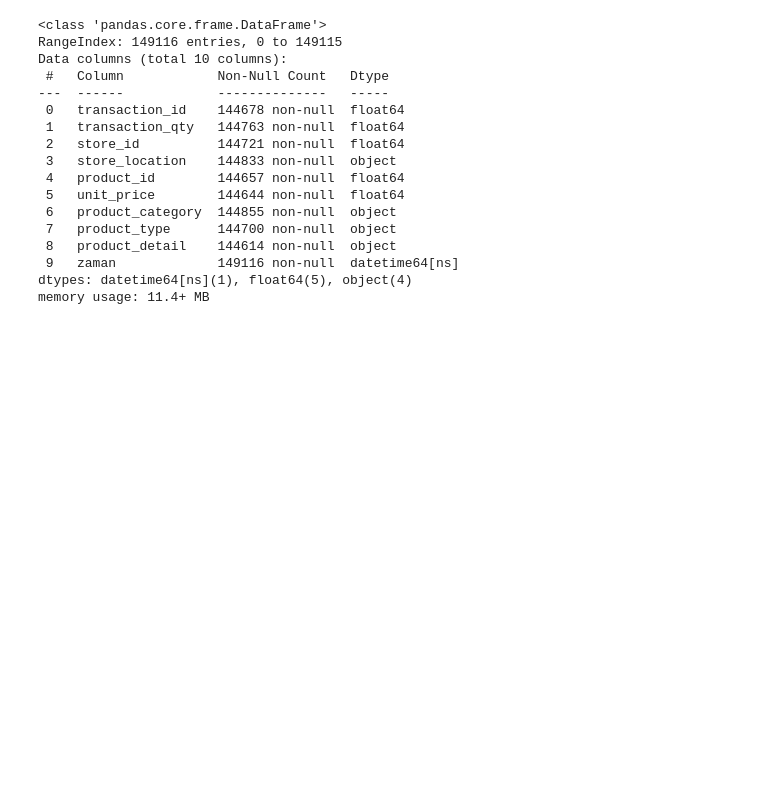
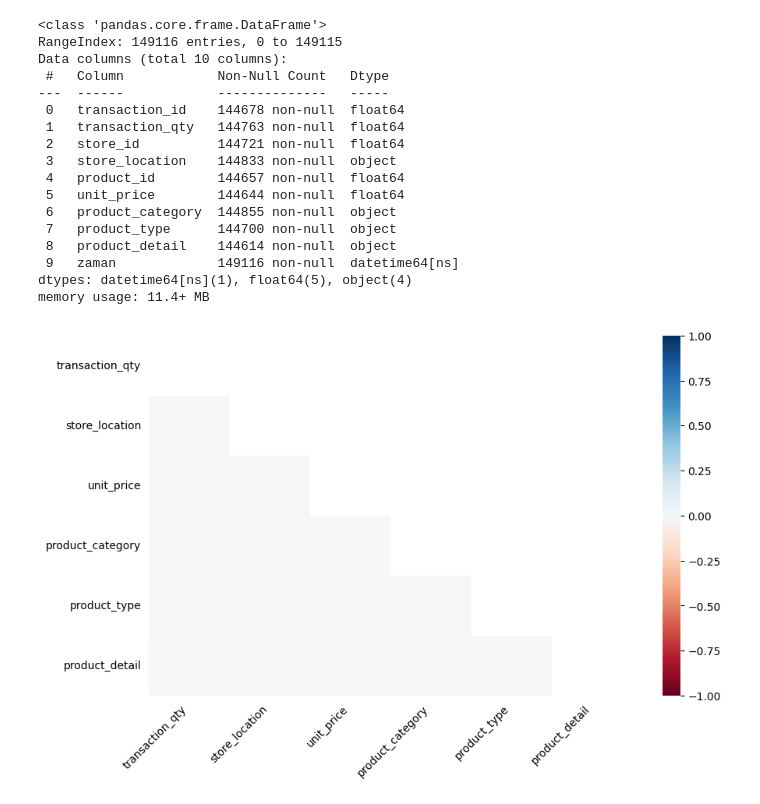
Before and after one commit to ardahanaytan/Veri-Analizi-Bootcamp, a Jupyter notebook: Veri_Analizi_Bootcamp.ipynb, the cells around one changed output. Drawn from its saved outputs; the diff is of its cells as text; code cells hidden in the pictures; blank space fills up the shorter version.

```diff
--- a/Veri_Analizi_Bootcamp.ipynb
+++ b/Veri_Analizi_Bootcamp.ipynb
@@ -161,0 +166,8 @@ df.drop(columns=['transaction_id', 'store_id', 'product_id'], inplace=True)
+# %%
+msno.heatmap(df = df,
+            figsize = (10,6),
+             fontsize = 10 );
+
+#Özellikler arası ilişki kontolü için heatmap oluşturduk.
+# %% [output]
+[figure, added]
```
Also changed, not shown: parts of 7 cells of this notebook.
